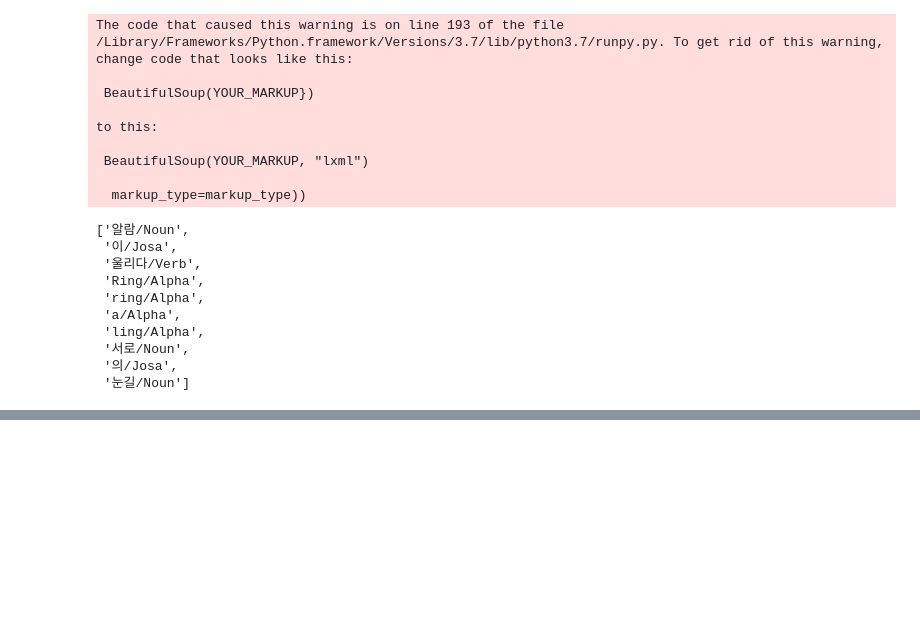
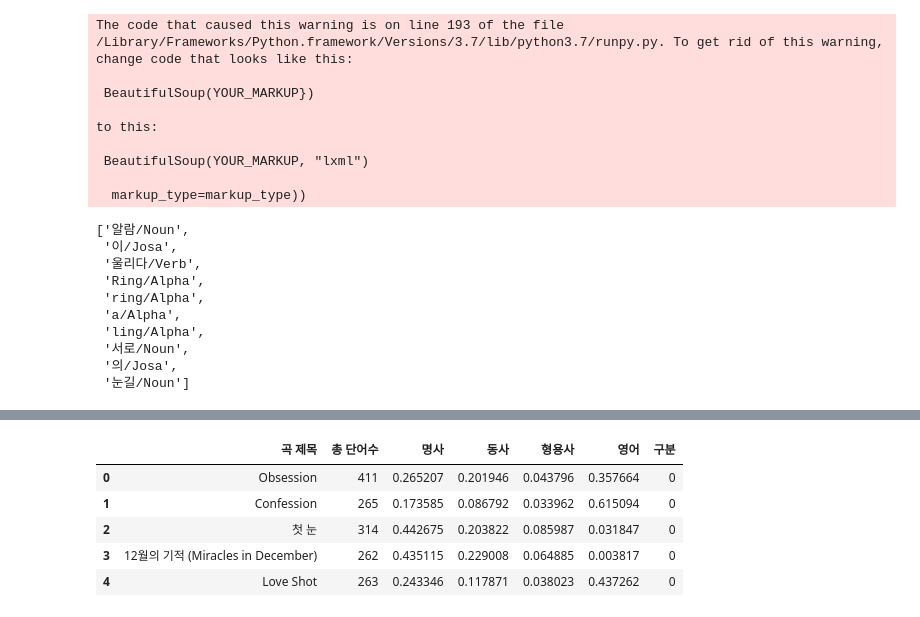
Before and after one commit to LEEEUNBIN3/TextMining, a Jupyter notebook: exo_vs_twice.ipynb, the cells around one changed output, grey strips where cells are left out. Saved outputs shown, nothing was run; the diff lists cells and outputs as text; code cells hidden in the pictures; blank space fills up the shorter version.

```diff
--- a/exo_vs_twice.ipynb
+++ b/exo_vs_twice.ipynb
@@ -679,5 +777,5 @@ TW_result2[Adjective][:10]
 # %%
-# 엑소 노래별 가사의 단어 종류별 개수 (조사는 무의미하므로 포함 안함)
+# 트와이스 노래별 가사의 단어 종류별 개수 (조사는 무의미하므로 포함 안함)
 cnt_Total = []
 ratio_Noun = []
 ratio_Verb = []
@@ -686,7 +784,7 @@ ratio_Alpha = []
 titles = []
 
 #단어를 품사 단위로 (각 가사별로 조사할 예정)
-for review, title in zip(EXO_final["가사"], EXO_final["곡 제목"]):
+for review, title in zip(TW_final["가사"], TW_final["곡 제목"]):
     titles.append(title)
     cnt_n = 0
     cnt_v = 0
@@ -707,11 +805,13 @@ for review, title in zip(EXO_final["가사"], EXO_final["곡 제목"]):
         tmp = word.split('/')[1]
         if tmp == "Noun": cnt_n += 1
         elif tmp  == "Verb": cnt_v += 1
-        elif tmp  == "Adject": cnt_ad += 1
+        elif tmp  == "Adjective": cnt_ad += 1
         elif tmp  == "Alpha": cnt_al += 1
     ratio_Noun.append(cnt_n/len(words))
     ratio_Verb.append(cnt_v/len(words))
     ratio_Adject.append(cnt_ad/len(words))
     ratio_Alpha.append(cnt_al/len(words))
-EXO_words = dict(zip(titles, cnt_Total, ratio_Noun, ratio_Verb, ratio_Adject, ratio_Alpha))
+
+TW_df_fin = pd.DataFrame({'곡 제목':titles, '총 단어수':cnt_Total, '명사':ratio_Noun, '동사':ratio_Verb, '형용사':ratio_Adject, '영어':ratio_Alpha})
+TW_df_fin.head()
 # %% [output]
@@ -757,12 +867,17 @@ TW_words = dict(zip(titles, cnt_Total, ratio_Noun, ratio_Verb, ratio_Adject, rat
 # %%
 # 구분 추가 (엑소인지 트와이스인지 구별)
-EXO_df_fin = pd.DataFrame(list(EXO_words.items()), columns=['곡 제목', '총 단어수', '명사', '동사', '형용사', '영어'])
 for i in range(len(EXO_df_fin)):
     EXO_df_fin['구분'] = 0
-TW_df_fin = pd.DataFrame(list(TW_words.items()), columns=['곡 제목', '총 단어수', '명사', '동사', '형용사', '영어'])
 for i in range(len(TW_df_fin)):
     TW_df_fin['구분'] = 1
 EXO_df_fin.head()
+# %% [output]
+|  | 곡 제목 | 총 단어수 | 명사 | 동사 | 형용사 | 영어 | 구분 |
+| 0 | Obsession | 411 | 0.265207 | 0.201946 | 0.043796 | 0.357664 | 0 |
+| 1 | Confession | 265 | 0.173585 | 0.086792 | 0.033962 | 0.615094 | 0 |
+| 2 | 첫 눈 | 314 | 0.442675 | 0.203822 | 0.085987 | 0.031847 | 0 |
+| 3 | 12월의 기적 (Miracles in December) | 262 | 0.435115 | 0.229008 | 0.064885 | 0.003817 | 0 |
+| 4 | Love Shot | 263 | 0.243346 | 0.117871 | 0.038023 | 0.437262 | 0 |
 # %%
 # 엑소, 트와이스 데이터 합치기
 All_df = pd.concat([EXO_df_fin, TW_df_fin])
```
Also changed, not shown: parts of 29 cells of this notebook.
